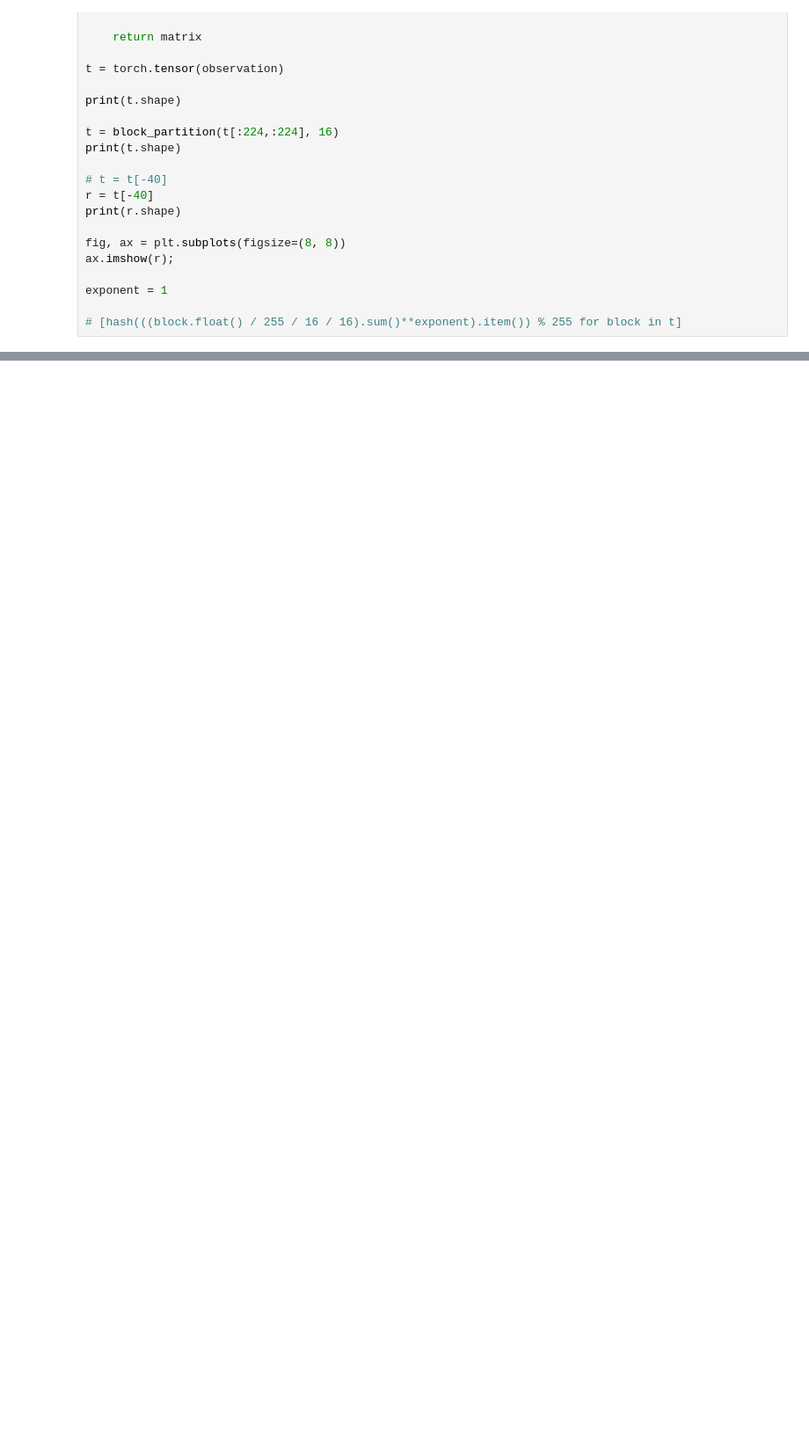
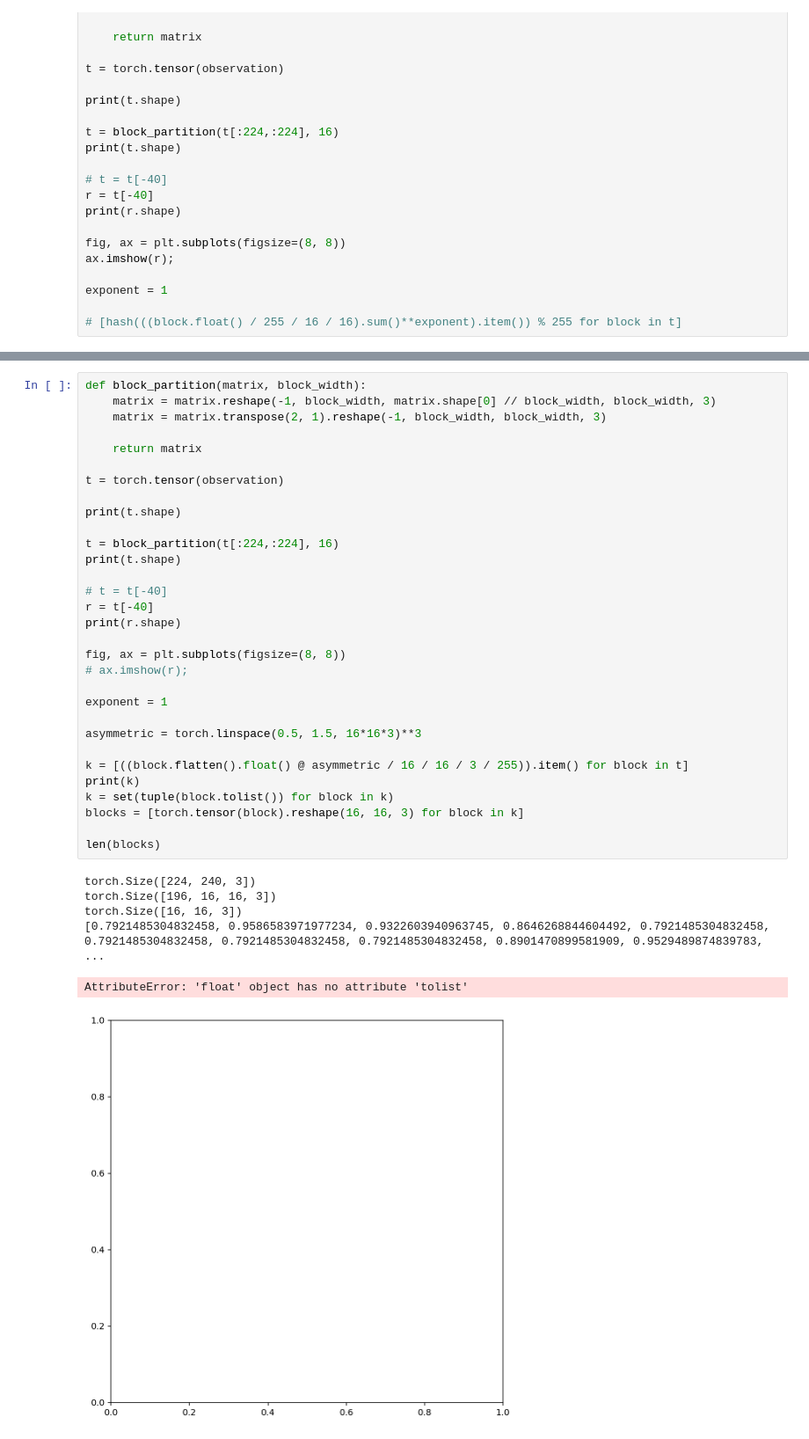
Before and after one commit to freshwater/FORWARD, a Jupyter notebook: working.ipynb, the cells around one changed output, grey strips where cells are left out. Shown at 88% size. Cells and saved outputs as stored; diff of their text form; blank space fills up the shorter version.

Commit message:
Interface blocks add

```diff
--- a/working.ipynb
+++ b/working.ipynb
@@ -232,0 +252,38 @@ list(k)[0]
+# %%
+def block_partition(matrix, block_width):
+    matrix = matrix.reshape(-1, block_width, matrix.shape[0] // block_width, block_width, 3)
+    matrix = matrix.transpose(2, 1).reshape(-1, block_width, block_width, 3)
+
+    return matrix
+
+t = torch.tensor(observation)
+
+print(t.shape)
+
+t = block_partition(t[:224,:224], 16)
+print(t.shape)
+
+# t = t[-40]
+r = t[-40]
+print(r.shape)
+
+fig, ax = plt.subplots(figsize=(8, 8))
+# ax.imshow(r);
+
+exponent = 1
+
+asymmetric = torch.linspace(0.5, 1.5, 16*16*3)**3
+
+k = [((block.flatten().float() @ asymmetric / 16 / 16 / 3 / 255)).item() for block in t]
+print(k)
+k = set(tuple(block.tolist()) for block in k)
+blocks = [torch.tensor(block).reshape(16, 16, 3) for block in k]
+
+len(blocks)
+# %% [output]
+torch.Size([224, 240, 3])
+torch.Size([196, 16, 16, 3])
+torch.Size([16, 16, 3])
+[0.7921485304832458, 0.9586583971977234, 0.9322603940963745, 0.8646268844604492, 0.7921485304832458, 0.7921485304832458, 0.7921485304832458, 0.7921485304832458, 0.8901470899581909, 0.9529489874839783, ...
+AttributeError: 'float' object has no attribute 'tolist'
+[figure, added]
```
Also changed, not shown: parts of 11 cells of this notebook, 2 other files.
